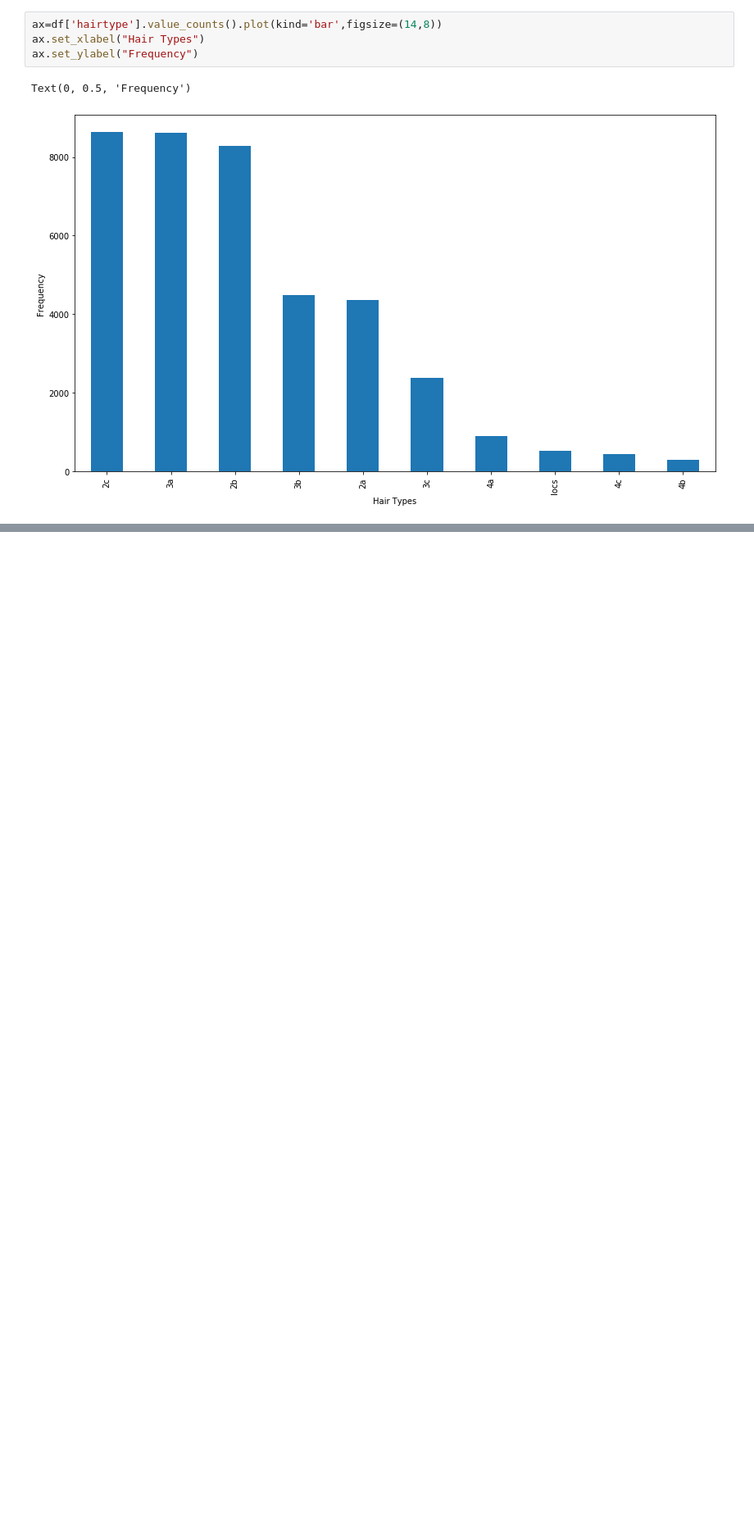
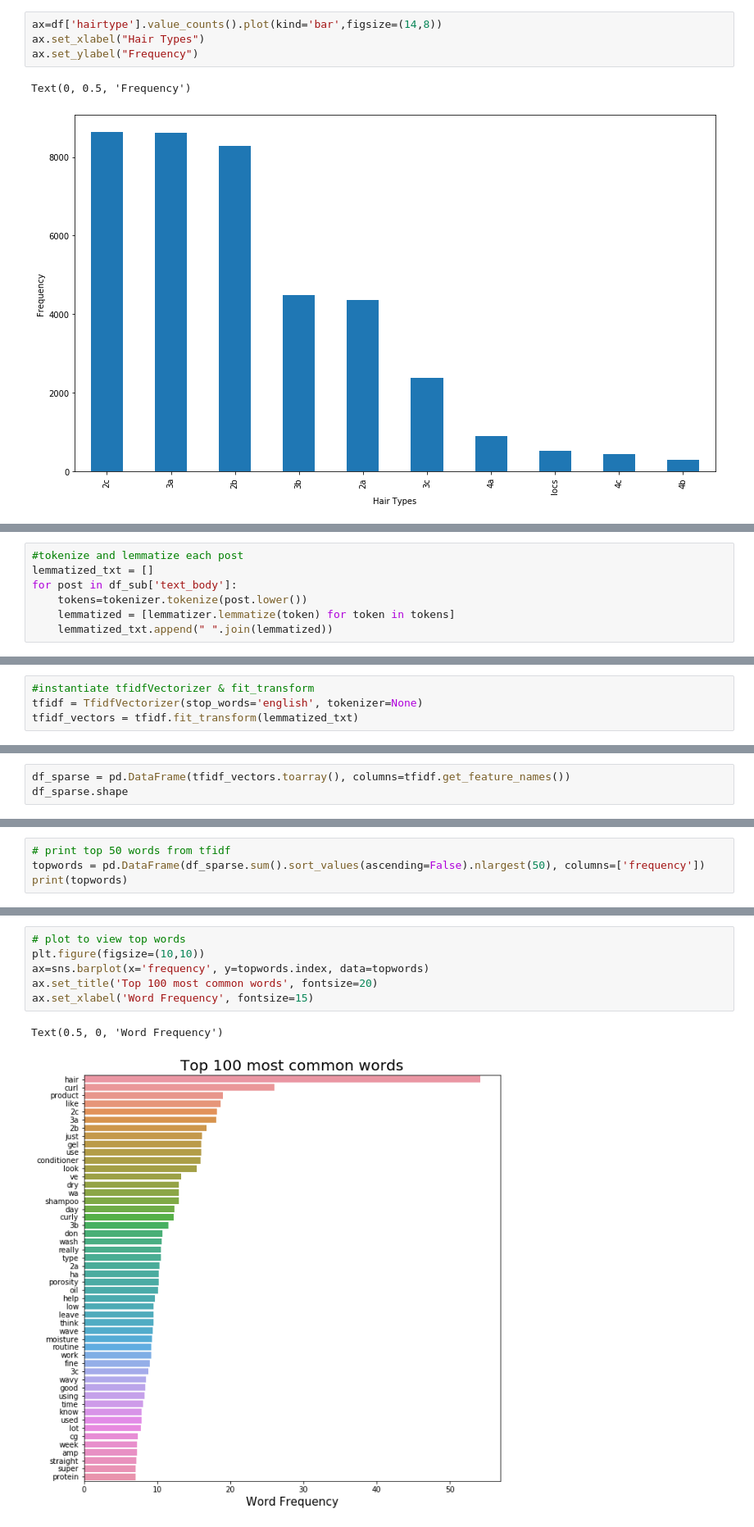
Before and after one commit to eustasis/crowdsourced_curl, a Jupyter notebook: text_processing_git.ipynb, the cells around one changed output, grey strips where cells are left out. Shown at 82% size. Cells and saved outputs as stored; diff of their text form; blank space fills up the shorter version.

Commit message:
TFIDF Update

```diff
--- a/text_processing_git.ipynb
+++ b/text_processing_git.ipynb
@@ -24,0 +39,7 @@ Text(0, 0.5, 'Frequency')
+# %%
+#tokenize and lemmatize each post
+lemmatized_txt = []
+for post in df_sub['text_body']:
+    tokens=tokenizer.tokenize(post.lower())
+    lemmatized = [lemmatizer.lemmatize(token) for token in tokens]
+    lemmatized_txt.append(" ".join(lemmatized))
@@ -24,0 +94,4 @@ Text(0, 0.5, 'Frequency')
+# %%
+#instantiate tfidfVectorizer & fit_transform
+tfidf = TfidfVectorizer(stop_words='english', tokenizer=None)
+tfidf_vectors = tfidf.fit_transform(lemmatized_txt)
@@ -24,0 +138,3 @@ Text(0, 0.5, 'Frequency')
+# %%
+df_sparse = pd.DataFrame(tfidf_vectors.toarray(), columns=tfidf.get_feature_names())
+df_sparse.shape
@@ -24,0 +143,4 @@ Text(0, 0.5, 'Frequency')
+# %%
+# print top 50 words from tfidf
+topwords = pd.DataFrame(df_sparse.sum().sort_values(ascending=False).nlargest(50), columns=['frequency'])
+print(topwords)
@@ -24,0 +165,9 @@ Text(0, 0.5, 'Frequency')
+# %%
+# plot to view top words
+plt.figure(figsize=(10,10))
+ax=sns.barplot(x='frequency', y=topwords.index, data=topwords)
+ax.set_title('Top 100 most common words', fontsize=20)
+ax.set_xlabel('Word Frequency', fontsize=15)
+# %% [output]
+Text(0.5, 0, 'Word Frequency')
+[figure, added]
```
Also changed, not shown: parts of 12 cells of this notebook.
